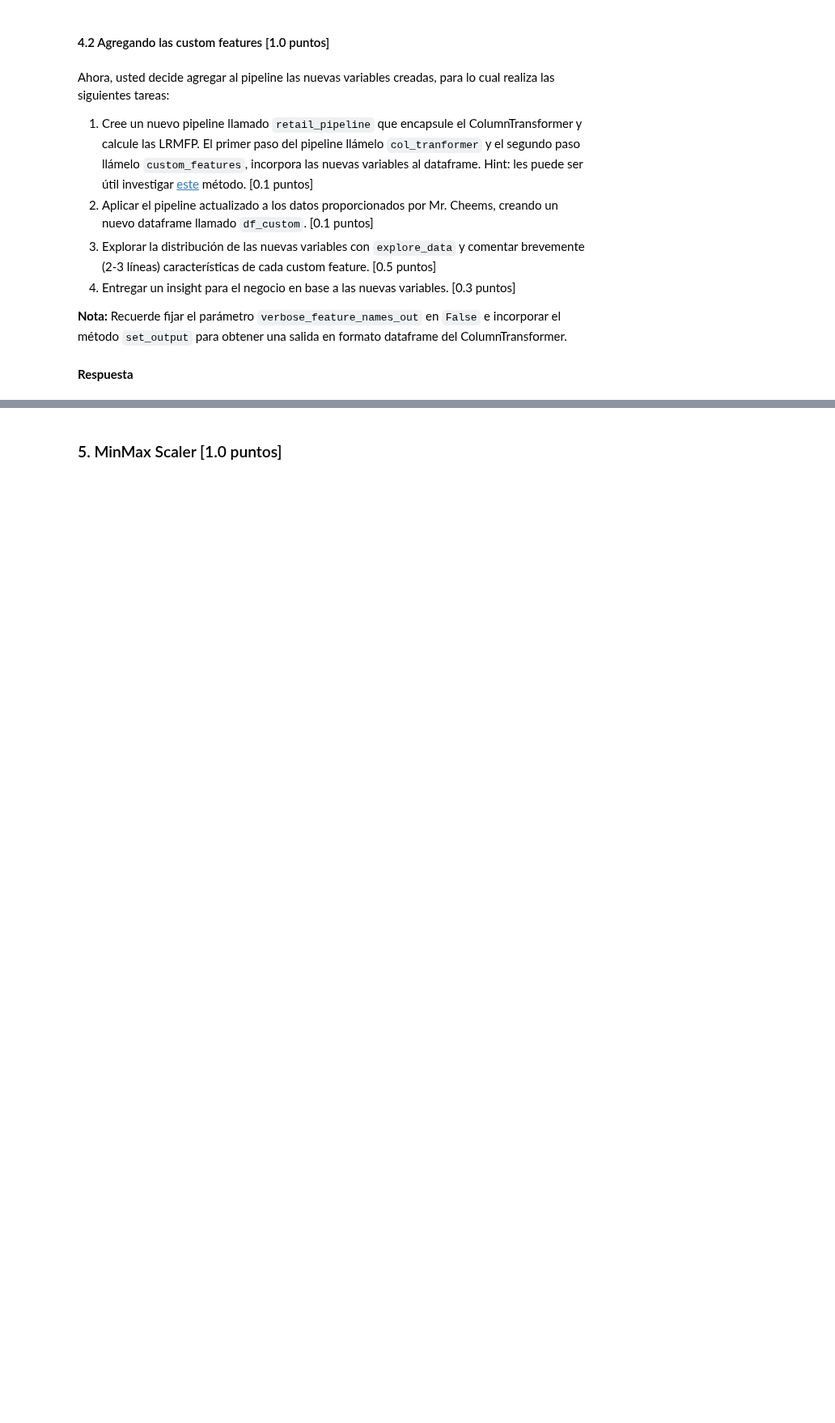
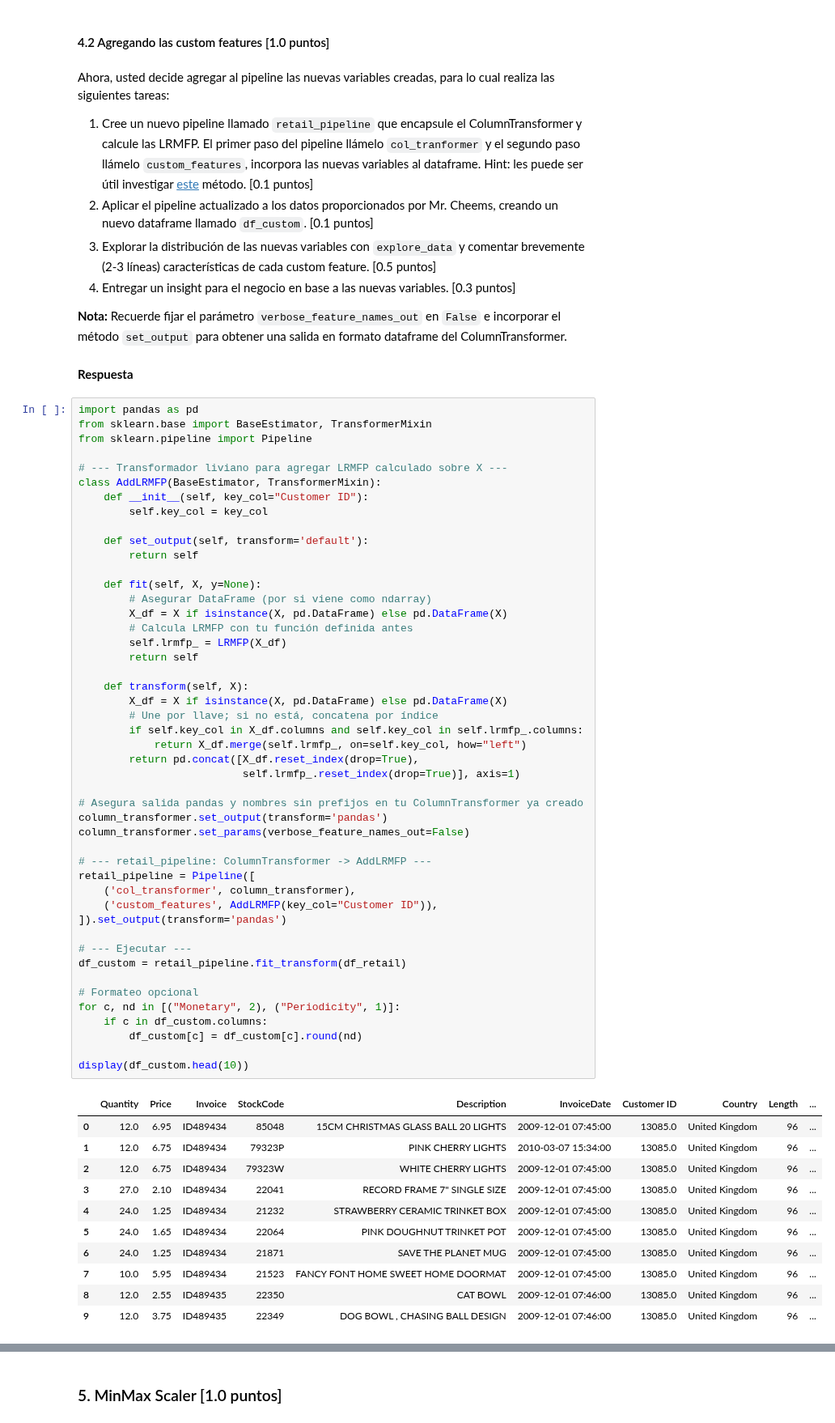
Before and after one commit to jesuvalenzuela/NanSquad, a Jupyter notebook: Lab3/Lab3_Enunciado.ipynb, the cells around one changed output, grey strips where cells are left out. Shown at 81% size. Saved outputs shown, nothing was run; the diff lists cells and outputs as text; blank space fills up the shorter version.

```diff
--- a/Lab3/Lab3_Enunciado.ipynb
+++ b/Lab3/Lab3_Enunciado.ipynb
@@ -636,3 +637,62 @@ Ahora, usted decide agregar al pipeline las nuevas variables creadas, para lo cu
 **Nota:** Recuerde fijar el parámetro `verbose_feature_names_out` en `False` e incorporar el método `set_output` para obtener una salida en formato dataframe del ColumnTransformer.
 # %% [markdown]
 **Respuesta**
+# %%
+import pandas as pd
+from sklearn.base import BaseEstimator, TransformerMixin
+from sklearn.pipeline import Pipeline
+
+# --- Transformador liviano para agregar LRMFP calculado sobre X ---
+class AddLRMFP(BaseEstimator, TransformerMixin):
+    def __init__(self, key_col="Customer ID"):
+        self.key_col = key_col
+
+    def set_output(self, transform='default'):
+        return self
+
+    def fit(self, X, y=None):
+        # Asegurar DataFrame (por si viene como ndarray)
+        X_df = X if isinstance(X, pd.DataFrame) else pd.DataFrame(X)
+        # Calcula LRMFP con tu función definida antes
+        self.lrmfp_ = LRMFP(X_df)
+        return self
+
+    def transform(self, X):
+        X_df = X if isinstance(X, pd.DataFrame) else pd.DataFrame(X)
+        # Une por llave; si no está, concatena por índice
+        if self.key_col in X_df.columns and self.key_col in self.lrmfp_.columns:
+            return X_df.merge(self.lrmfp_, on=self.key_col, how="left")
+        return pd.concat([X_df.reset_index(drop=True),
+                          self.lrmfp_.reset_index(drop=True)], axis=1)
+
+# Asegura salida pandas y nombres sin prefijos en tu ColumnTransformer ya creado
+column_transformer.set_output(transform='pandas')
+column_transformer.set_params(verbose_feature_names_out=False)
+
+# --- retail_pipeline: ColumnTransformer -> AddLRMFP ---
+retail_pipeline = Pipeline([
+    ('col_transformer', column_transformer),
+    ('custom_features', AddLRMFP(key_col="Customer ID")),
+]).set_output(transform='pandas')
+
+# --- Ejecutar ---
+df_custom = retail_pipeline.fit_transform(df_retail)
+
+# Formateo opcional
+for c, nd in [("Monetary", 2), ("Periodicity", 1)]:
+    if c in df_custom.columns:
+        df_custom[c] = df_custom[c].round(nd)
+
+display(df_custom.head(10))
+# %% [output]
+|  | Quantity | Price | Invoice | StockCode | Description | InvoiceDate | Customer ID | Country | Length | ... |
+| 0 | 12.0 | 6.95 | ID489434 | 85048 | 15CM CHRISTMAS GLASS BALL 20 LIGHTS | 2009-12-01 07:45:00 | 13085.0 | United Kingdom | 96 | ... |
+| 1 | 12.0 | 6.75 | ID489434 | 79323P | PINK CHERRY LIGHTS | 2010-03-07 15:34:00 | 13085.0 | United Kingdom | 96 | ... |
+| 2 | 12.0 | 6.75 | ID489434 | 79323W | WHITE CHERRY LIGHTS | 2009-12-01 07:45:00 | 13085.0 | United Kingdom | 96 | ... |
+| 3 | 27.0 | 2.10 | ID489434 | 22041 | RECORD FRAME 7" SINGLE SIZE | 2009-12-01 07:45:00 | 13085.0 | United Kingdom | 96 | ... |
+| 4 | 24.0 | 1.25 | ID489434 | 21232 | STRAWBERRY CERAMIC TRINKET BOX | 2009-12-01 07:45:00 | 13085.0 | United Kingdom | 96 | ... |
+| 5 | 24.0 | 1.65 | ID489434 | 22064 | PINK DOUGHNUT TRINKET POT | 2009-12-01 07:45:00 | 13085.0 | United Kingdom | 96 | ... |
+| 6 | 24.0 | 1.25 | ID489434 | 21871 | SAVE THE PLANET MUG | 2009-12-01 07:45:00 | 13085.0 | United Kingdom | 96 | ... |
+| 7 | 10.0 | 5.95 | ID489434 | 21523 | FANCY FONT HOME SWEET HOME DOORMAT | 2009-12-01 07:45:00 | 13085.0 | United Kingdom | 96 | ... |
+| 8 | 12.0 | 2.55 | ID489435 | 22350 | CAT BOWL | 2009-12-01 07:46:00 | 13085.0 | United Kingdom | 96 | ... |
+| 9 | 12.0 | 3.75 | ID489435 | 22349 | DOG BOWL , CHASING BALL DESIGN | 2009-12-01 07:46:00 | 13085.0 | United Kingdom | 96 | ... |
```
Also changed, not shown: parts of 12 cells of this notebook.
